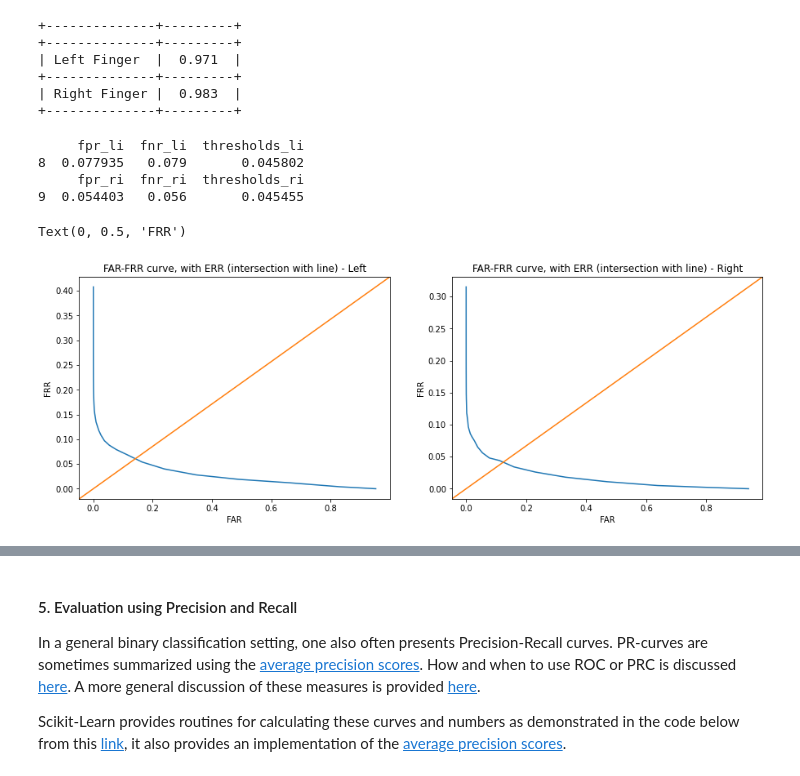
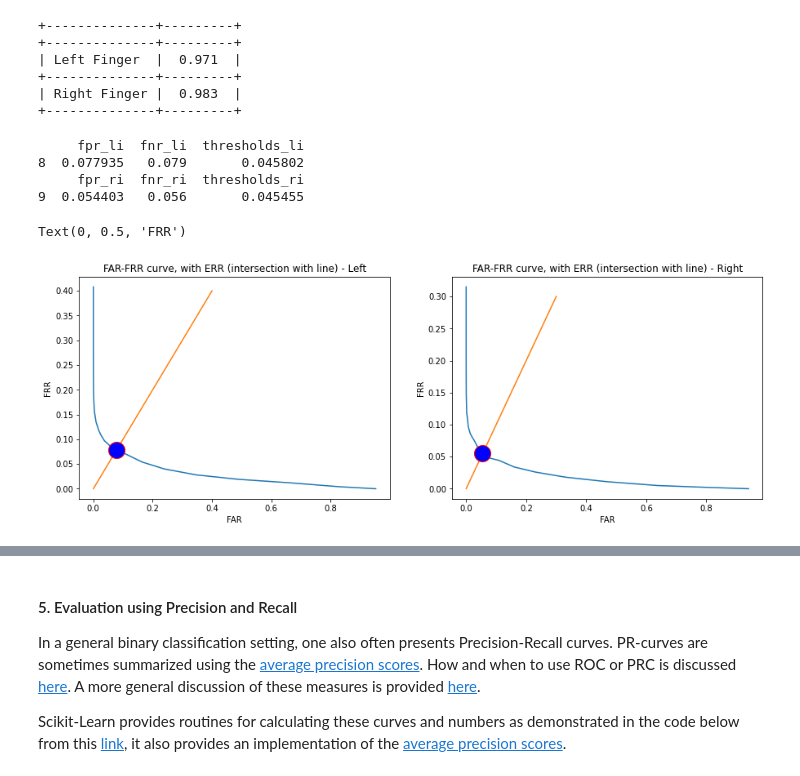
Before and after one commit to denizsoysal/biometrics, a Jupyter notebook: assignments/Assignment1/assignment_1_2022.ipynb, the cells around one changed output, grey strips where cells are left out. Cells and saved outputs as stored; diff of their text form; code cells hidden in the pictures.

```diff
--- a/assignments/Assignment1/assignment_1_2022.ipynb
+++ b/assignments/Assignment1/assignment_1_2022.ipynb
@@ -645,44 +650,52 @@ print(table)
 #EER is at the threshold where FAR (False acceptance rate, or FPR) = FRR (false rejection rate, or FNR)
 
 fig, axis = plt.subplots(1,2,figsize=(15,5))
+from intersect import intersection
 
+x_li, y_li = intersection(np.linspace(0,1,200),np.linspace(0,1,200), fpr_li, fnr_li)
 
 """
 LEFT FINGER
 """
 df_to_find_EER_li = pd.DataFrame([fpr_li,fnr_li,thresholds_li],index = ["fpr_li","fnr_li","thresholds_li"]).transpose()
+
 #select row where fpr_li is the closest to fnr_li
 EER_row_li = df_to_find_EER_li.iloc[(df_to_find_EER_li["fpr_li"]-df_to_find_EER_li["fnr_li"]).abs().argsort()[:1]]
 print(EER_row_li)
 
 #plot the FAR-FRR curve :
 axis[0].plot(fpr_li,fnr_li)
 #Plot a diagonal line : indeed, everywhere on this line, FAR = FRR !
-axis[0].plot([0, 1], [0, 1], transform=axis[0].transAxes)
+axis[0].plot([0, 0.4], [0,0.4])
+axis[0].plot([EER_row_li["fpr_li"]], [EER_row_li["fnr_li"]], marker="o", markersize=20, markeredgecolor="red", markerfacecolor="blue")
 axis[0].title.set_text("FAR-FRR curve, with ERR (intersection with line) - Left")
 axis[0].set_xlabel('FAR')
 axis[0].set_ylabel('FRR')
+
 
 
 """
 RIGHT FINGER
 """
 df_to_find_EER_ri = pd.DataFrame([fpr_ri,fnr_ri,thresholds_ri],index = ["fpr_ri","fnr_ri","thresholds_ri"]).transpose()
 #select row where fpr_ri is the closest to fnr_ri
 EER_row_ri = df_to_find_EER_ri.iloc[(df_to_find_EER_ri["fpr_ri"]-df_to_find_EER_ri["fnr_ri"]).abs().argsort()[:1]]
 print(EER_row_ri)
 
 #plot the FAR-FRR curve :
 axis[1].plot(fpr_ri,fnr_ri)
 #Plot a diagonal line : indeed, everywhere on this line, FAR = FRR !
-axis[1].plot([0, 1], [0, 1], transform=axis[1].transAxes)
+axis[1].plot([0, 0.3], [0,0.3])
+axis[1].plot([EER_row_ri["fpr_ri"]], [EER_row_ri["fnr_ri"]], marker="o", markersize=20, markeredgecolor="red", markerfacecolor="blue")
 axis[1].title.set_text("FAR-FRR curve, with ERR (intersection with line) - Right")
 axis[1].set_xlabel('FAR')
 axis[1].set_ylabel('FRR')
+
+#plt.savefig('report/images/FAR_FRR_ERR.png')
 # %% [output]
      fpr_li  fnr_li  thresholds_li
 8  0.077935   0.079       0.045802
      fpr_ri  fnr_ri  thresholds_ri
 9  0.054403   0.056       0.045455
 Text(0, 0.5, 'FRR')
-[figure, old version]
+[figure, new version]
```
Also changed, not shown: parts of 7 cells of this notebook.
